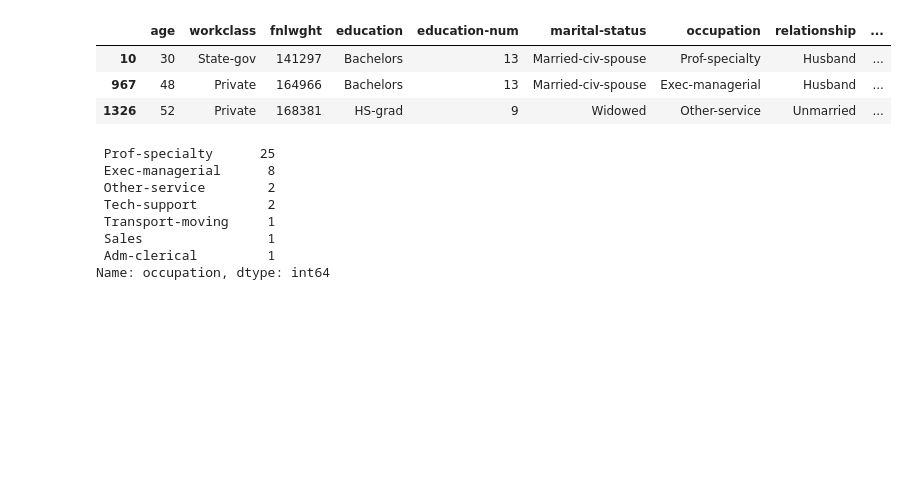
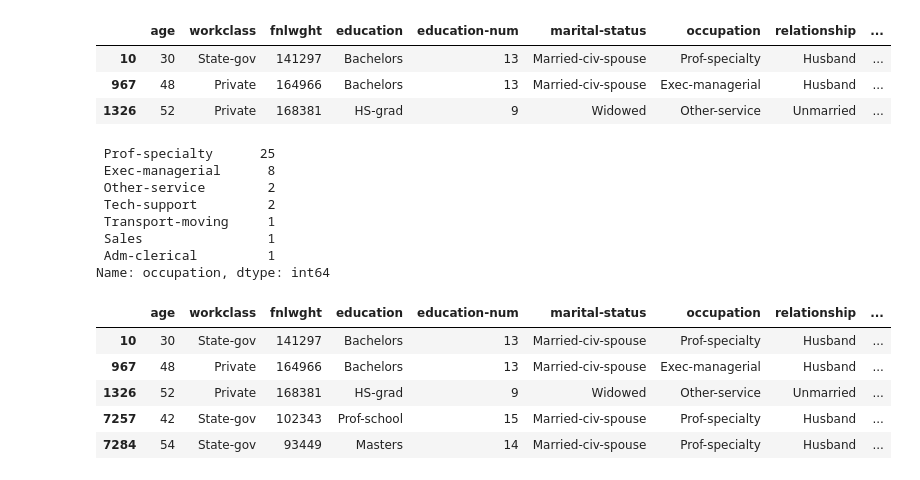
Before and after one commit to originalugo/Free_Code_Camp-Projects, a Jupyter notebook: Demo data/Project_3 - Demo data analyzer.ipynb, the cells around one changed output. Saved outputs shown, nothing was run; the diff lists cells and outputs as text; code cells hidden in the pictures; blank space fills up the shorter version.

```diff
--- a/Demo data/Project_3 - Demo data analyzer.ipynb
+++ b/Demo data/Project_3 - Demo data analyzer.ipynb
@@ -211,3 +236,12 @@ over_50K_india['occupation'].value_counts()
  Sales                1
  Adm-clerical         1
 Name: occupation, dtype: int64
+# %%
+over_50K_india.head()
+# %% [output]
+|  | age | workclass | fnlwght | education | education-num | marital-status | occupation | relationship | ... |
+| 10 | 30 | State-gov | 141297 | Bachelors | 13 | Married-civ-spouse | Prof-specialty | Husband | ... |
+| 967 | 48 | Private | 164966 | Bachelors | 13 | Married-civ-spouse | Exec-managerial | Husband | ... |
+| 1326 | 52 | Private | 168381 | HS-grad | 9 | Widowed | Other-service | Unmarried | ... |
+| 7257 | 42 | State-gov | 102343 | Prof-school | 15 | Married-civ-spouse | Prof-specialty | Husband | ... |
+| 7284 | 54 | State-gov | 93449 | Masters | 14 | Married-civ-spouse | Prof-specialty | Husband | ... |
```
Also changed, not shown: parts of 14 cells of this notebook.
